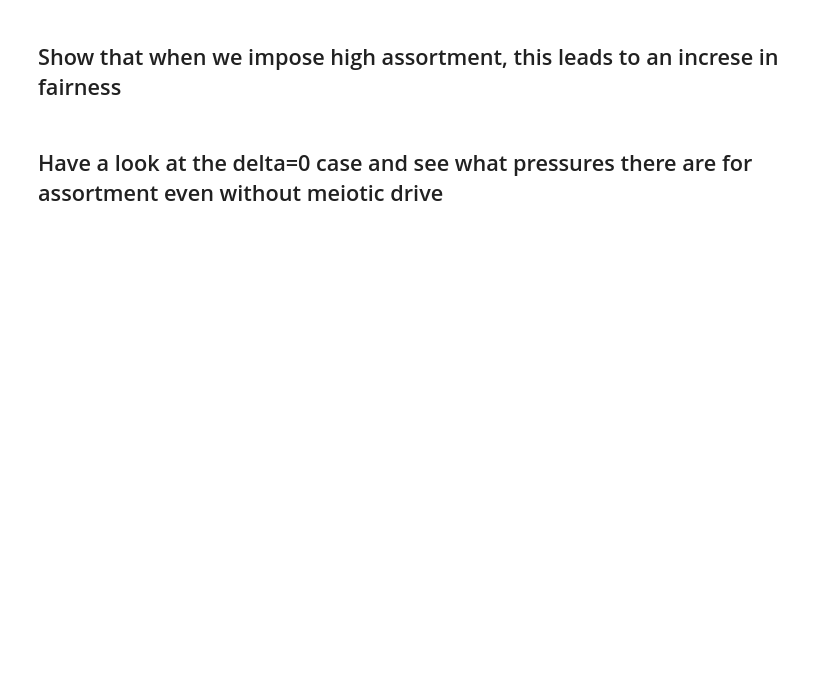
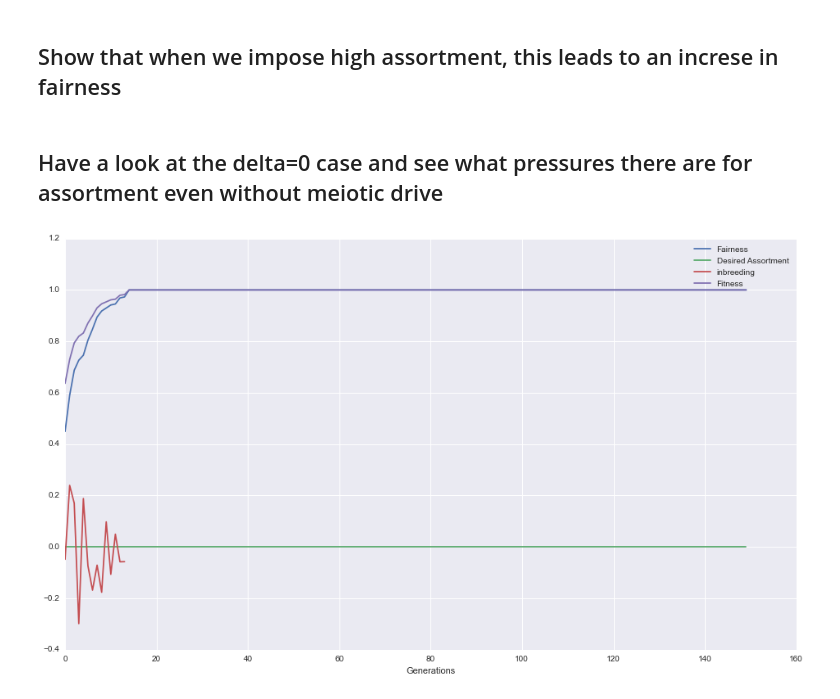
Before and after one commit to simontudge/assortative_mating, a Jupyter notebook: notebooks/first_experiments.ipynb, the cells around one changed output. Drawn from its saved outputs; the diff is of its cells as text; code cells hidden in the pictures; blank space fills up the shorter version.

```diff
--- a/notebooks/first_experiments.ipynb
+++ b/notebooks/first_experiments.ipynb
@@ -48,3 +77,12 @@ ESS = 0.13333333333333344
 ## Show that when we impose high assortment, this leads to an increse in fairness
 # %% [markdown]
 ## Have a look at the delta=0 case and see what pressures there are for assortment even without meiotic drive
+# %%
+h = 0.5
+s = 0.66
+delta = 0
+myModel = Model.from_function( no_assort, 128, h = h, s = s, delta = delta,\
+                              generations = 150, graphs = True, mu_assort = 0, mu_strat = 0)
+myModel.go()
+# %% [output]
+[figure, added]
```
Also changed, not shown: parts of 13 cells of this notebook.
